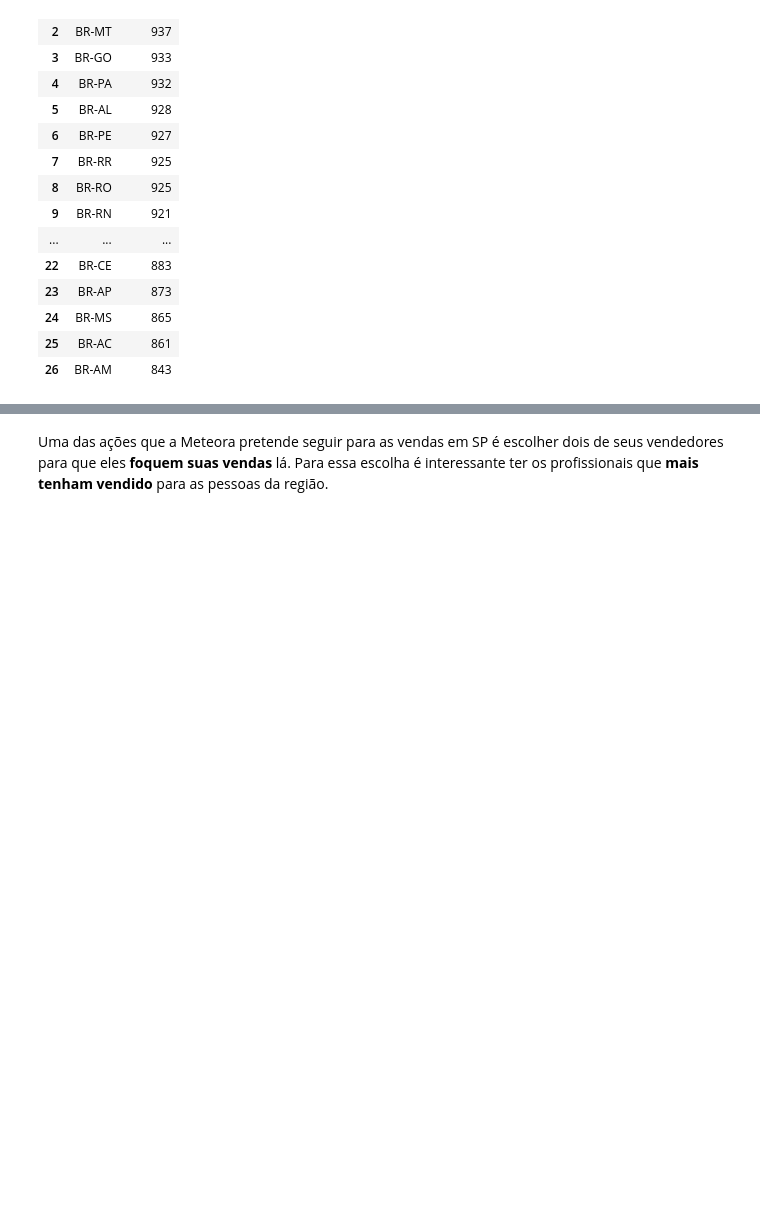
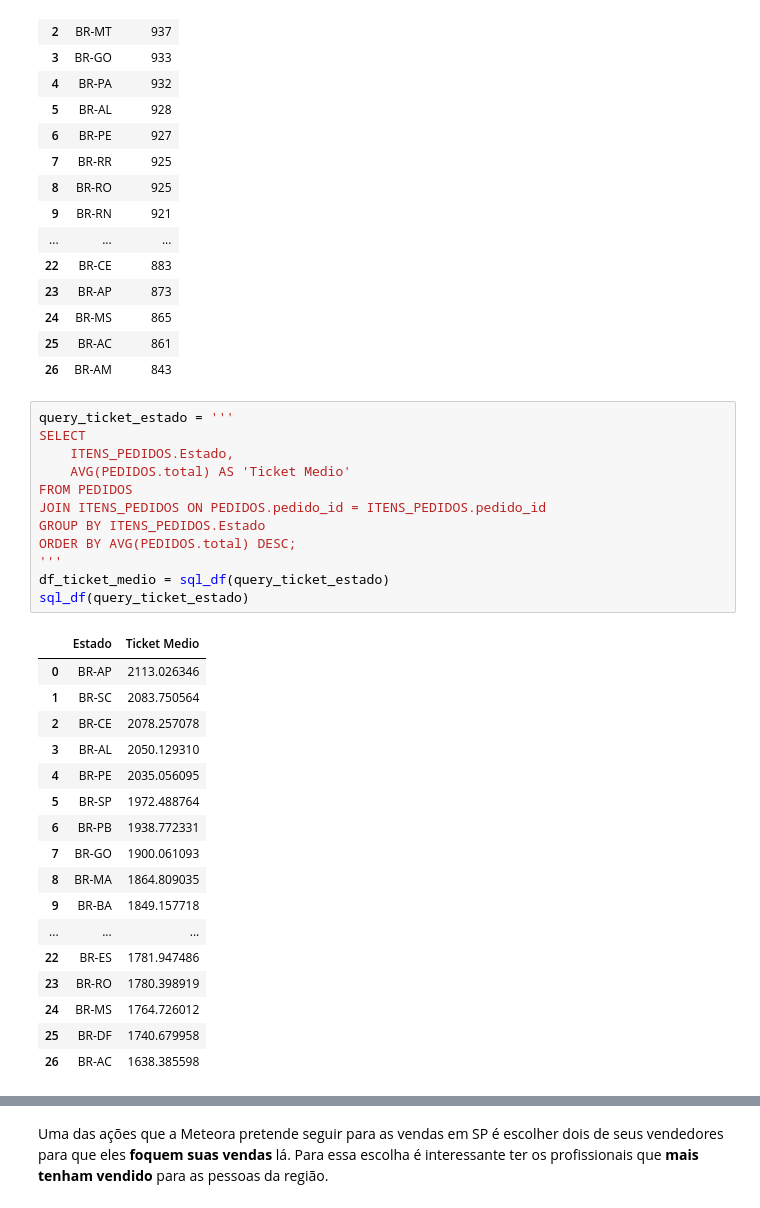
Before and after one commit to danazarias/sql-python-data-analysis, a Jupyter notebook: Notebook_Meteora.ipynb, the cells around one changed output, grey strips where cells are left out. Drawn from its saved outputs; the diff is of its cells as text; blank space fills up the shorter version.

Commit message:
feat: atualiza analise de ticket medio com destaque para SP

```diff
--- a/Notebook_Meteora.ipynb
+++ b/Notebook_Meteora.ipynb
@@ -457,3 +452,33 @@ df_estados
 | 24 | BR-MS | 865 |
 | 25 | BR-AC | 861 |
 | 26 | BR-AM | 843 |
+# %%
+query_ticket_estado = '''
+SELECT
+    ITENS_PEDIDOS.Estado,
+    AVG(PEDIDOS.total) AS 'Ticket Medio'
+FROM PEDIDOS
+JOIN ITENS_PEDIDOS ON PEDIDOS.pedido_id = ITENS_PEDIDOS.pedido_id
+GROUP BY ITENS_PEDIDOS.Estado
+ORDER BY AVG(PEDIDOS.total) DESC;
+'''
+df_ticket_medio = sql_df(query_ticket_estado)
+sql_df(query_ticket_estado)
+# %% [output]
+|  | Estado | Ticket Medio |
+| 0 | BR-AP | 2113.026346 |
+| 1 | BR-SC | 2083.750564 |
+| 2 | BR-CE | 2078.257078 |
+| 3 | BR-AL | 2050.129310 |
+| 4 | BR-PE | 2035.056095 |
+| 5 | BR-SP | 1972.488764 |
+| 6 | BR-PB | 1938.772331 |
+| 7 | BR-GO | 1900.061093 |
+| 8 | BR-MA | 1864.809035 |
+| 9 | BR-BA | 1849.157718 |
+| ... | ... | ... |
+| 22 | BR-ES | 1781.947486 |
+| 23 | BR-RO | 1780.398919 |
+| 24 | BR-MS | 1764.726012 |
+| 25 | BR-DF | 1740.679958 |
+| 26 | BR-AC | 1638.385598 |
```
Also changed, not shown: parts of 5 cells of this notebook.
